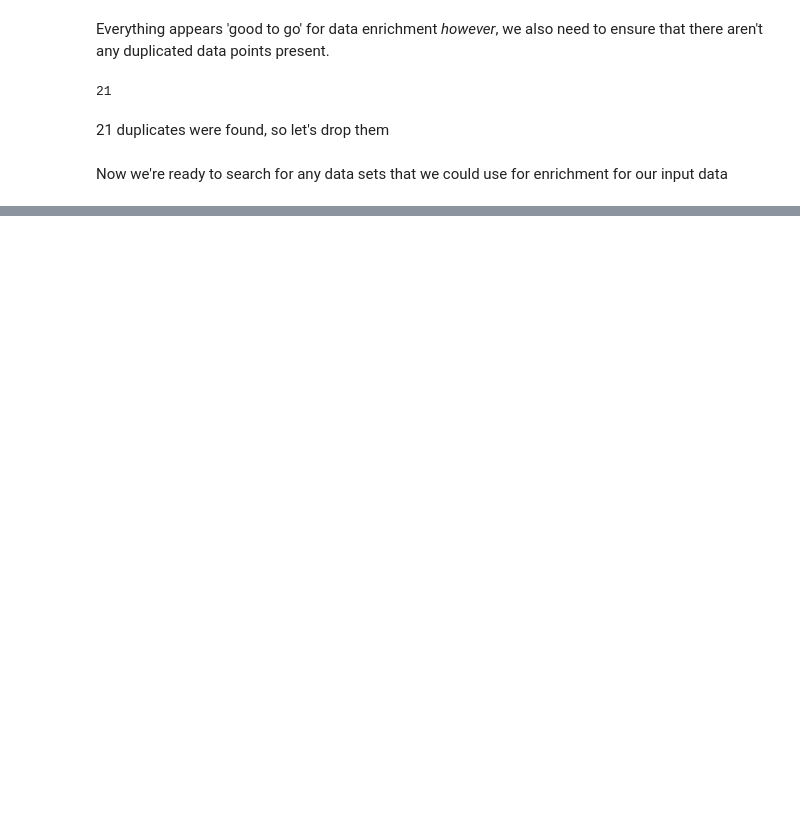
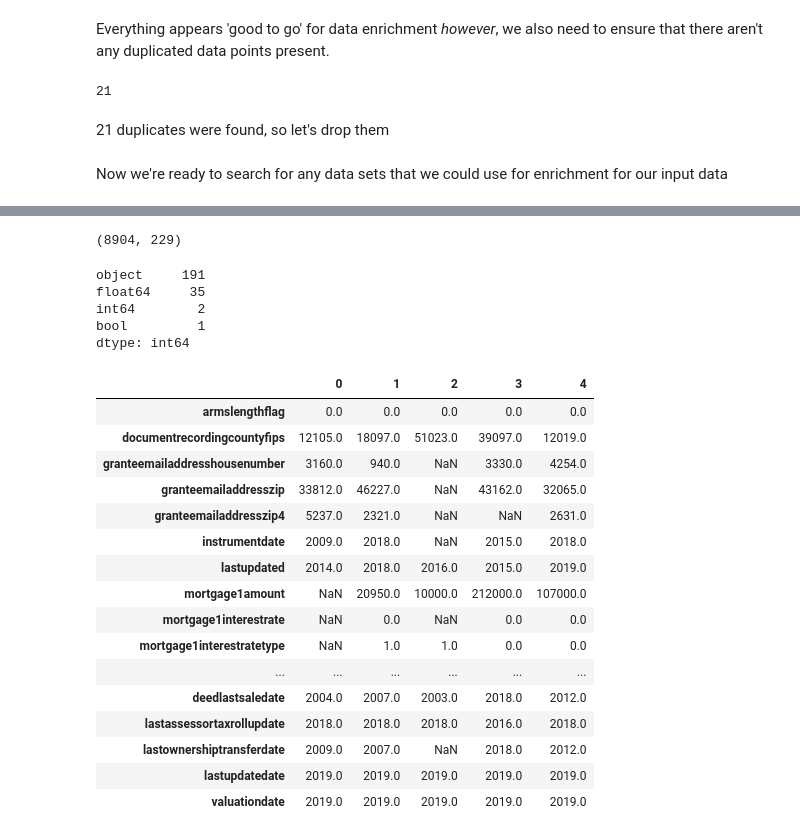
Before and after one commit to JohnnyTeutonic/DE-Code-Challenge-Jonathan, a Jupyter notebook: demystdata-challenge.ipynb, the cells around one changed output, grey strips where cells are left out. Drawn from its saved outputs; the diff is of its cells as text; code cells hidden in the pictures; blank space fills up the shorter version.

Commit message:
Finished cleaning enriched data files - ready for imputation and then training

```diff
--- a/demystdata-challenge.ipynb
+++ b/demystdata-challenge.ipynb
@@ -307,0 +712,10 @@ __init__() missing 1 required positional argument: 'config'
+# %%
+new_cols = []
+for col in full_df.columns.tolist():
+    if len(col.split('.'))>=2:
+        print(col.split('.')[0])
+        new_cols.append(col.split('.')[1])
+    else:
+        new_cols.append(col)
+full_df.columns = new_cols
+full_df.sample(1).T
@@ -307,0 +762,11 @@ __init__() missing 1 required positional argument: 'config'
+# %%
+cleaned_res = full_df.copy()
+
+cleaned_res.dropna(how='all', axis=1, inplace=True)
+cleaned_res.drop_duplicates(inplace=True)
+for x in cleaned_res:
+    if 'date' in x:
+        cleaned_res[x] = pd.to_datetime(cleaned_res[x]).dt.year
+        cleaned_res = cleaned_res.loc[:,~cleaned_res.columns.duplicated()]
+
+cleaned_res.shape
@@ -307,0 +779,4 @@ __init__() missing 1 required positional argument: 'config'
+# %%
+results_df_clean = cleaned_res.dropna(how='all', axis=1) # drop empty columns (must perform this BEFORE dropping Nan rows)
+
+results_df_clean['estimatedminvalue'].sample(10)
@@ -307,0 +795,41 @@ __init__() missing 1 required positional argument: 'config'
+# %%
+# drop records with large 'NA' percentage
+# let's set that threshold arbitrarily to 80%
+
+no_records = results_df_clean.shape[0]
+bad_cols = []
+for col in results_df_clean.columns:
+    if results_df_clean[col].isna().sum()/no_records >= 0.8:
+        bad_cols.append(col)
+results_df_clean.drop(bad_cols, inplace=True, axis=1)
+results_df_clean.shape
+# %% [output]
+(8904, 229)
+# %%
+results_df_clean.dtypes.value_counts()
+# %% [output]
+object     191
+float64     35
+int64        2
+bool         1
+dtype: int64
+# %%
+results_df_clean.select_dtypes(include='float').head().T
+# %% [output]
+|  | 0 | 1 | 2 | 3 | 4 |
+| armslengthflag | 0.0 | 0.0 | 0.0 | 0.0 | 0.0 |
+| documentrecordingcountyfips | 12105.0 | 18097.0 | 51023.0 | 39097.0 | 12019.0 |
+| granteemailaddresshousenumber | 3160.0 | 940.0 | NaN | 3330.0 | 4254.0 |
+| granteemailaddresszip | 33812.0 | 46227.0 | NaN | 43162.0 | 32065.0 |
+| granteemailaddresszip4 | 5237.0 | 2321.0 | NaN | NaN | 2631.0 |
+| instrumentdate | 2009.0 | 2018.0 | NaN | 2015.0 | 2018.0 |
+| lastupdated | 2014.0 | 2018.0 | 2016.0 | 2015.0 | 2019.0 |
+| mortgage1amount | NaN | 20950.0 | 10000.0 | 212000.0 | 107000.0 |
+| mortgage1interestrate | NaN | 0.0 | NaN | 0.0 | 0.0 |
+| mortgage1interestratetype | NaN | 1.0 | 1.0 | 0.0 | 0.0 |
+| ... | ... | ... | ... | ... | ... |
+| deedlastsaledate | 2004.0 | 2007.0 | 2003.0 | 2018.0 | 2012.0 |
+| lastassessortaxrollupdate | 2018.0 | 2018.0 | 2018.0 | 2016.0 | 2018.0 |
+| lastownershiptransferdate | 2009.0 | 2007.0 | NaN | 2018.0 | 2012.0 |
+| lastupdatedate | 2019.0 | 2019.0 | 2019.0 | 2019.0 | 2019.0 |
+| valuationdate | 2019.0 | 2019.0 | 2019.0 | 2019.0 | 2019.0 |
```
Also changed, not shown: parts of 93 cells of this notebook.
